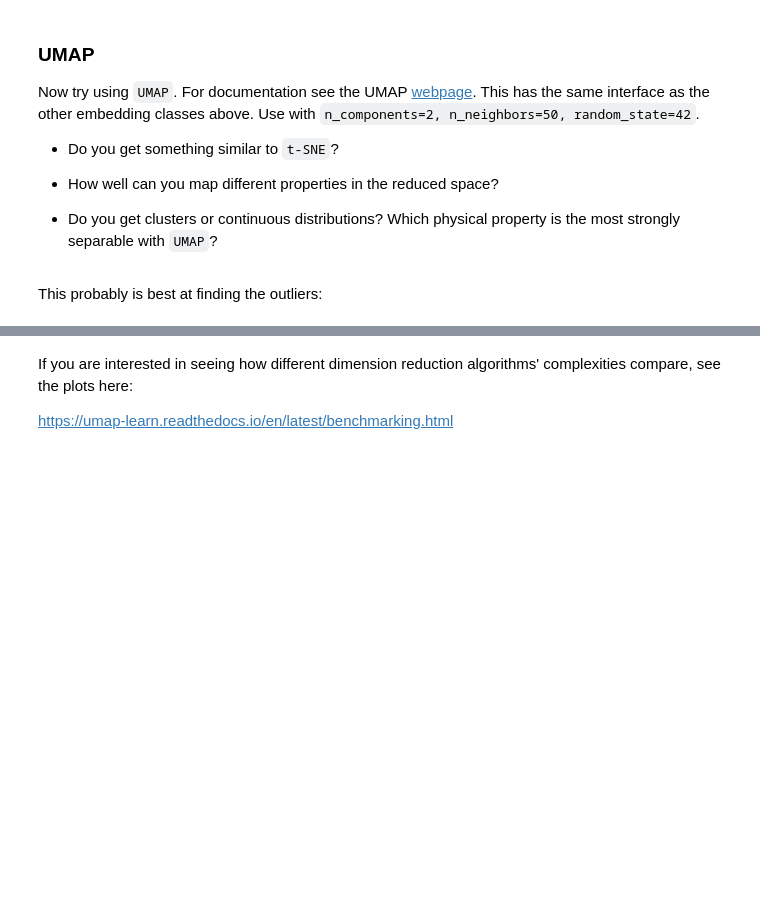
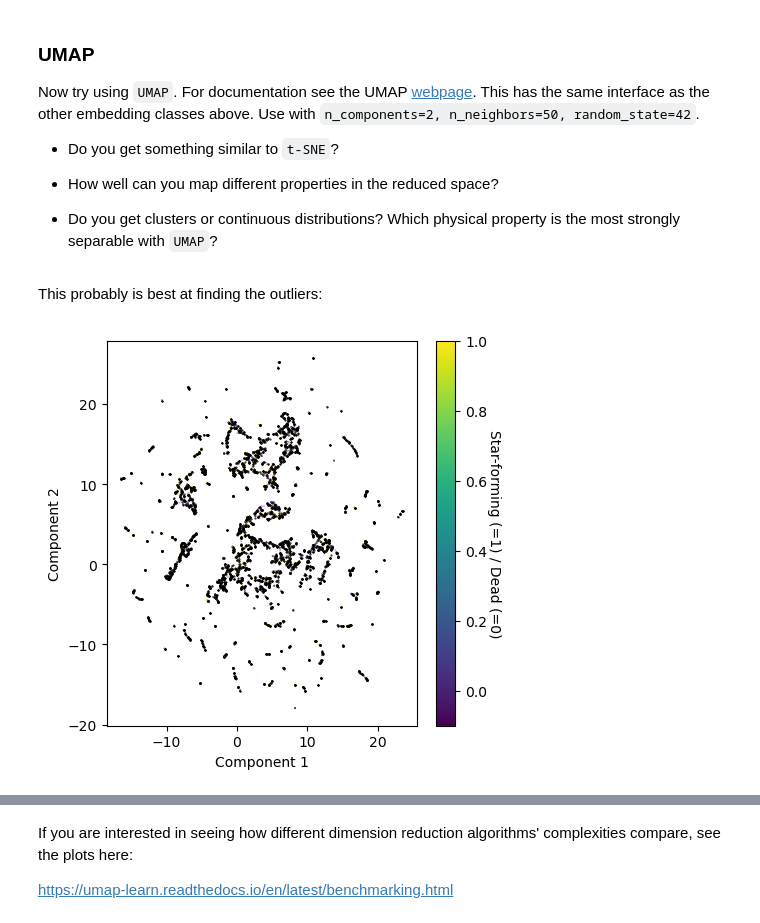
Before and after one commit to Nihilol/AppliedML2023, a Jupyter notebook: Week2/DimReductionPart1.ipynb, the cells around one changed output, grey strips where cells are left out. Drawn from its saved outputs; the diff is of its cells as text; code cells hidden in the pictures; blank space fills up the shorter version.

```diff
--- a/Week2/DimReductionPart1.ipynb
+++ b/Week2/DimReductionPart1.ipynb
@@ -455,11 +468,13 @@ import umap
 # running UMAP
 # use the non-standardized data X[:, flux_idxs]
 map_obj = umap.UMAP()
-y_umap = map_obj.fit_transform()
+y_umap = map_obj.fit_transform(X[:, flux_idxs])
 # %% [markdown]
 This probably is best at finding the outliers:
 # %%
 plot_components(y_umap, color_property='is_star_forming',
-                  cmap='jet', clabel='Star-forming (=1) / Dead (=0)')
+                  cmap='viridis', clabel='Star-forming (=1) / Dead (=0)')
+# %% [output]
+[figure, added]
 # %%
 plot_components(y_umap, color_property='redshift',
```
Also changed, not shown: parts of 16 cells of this notebook, 13 other files.
